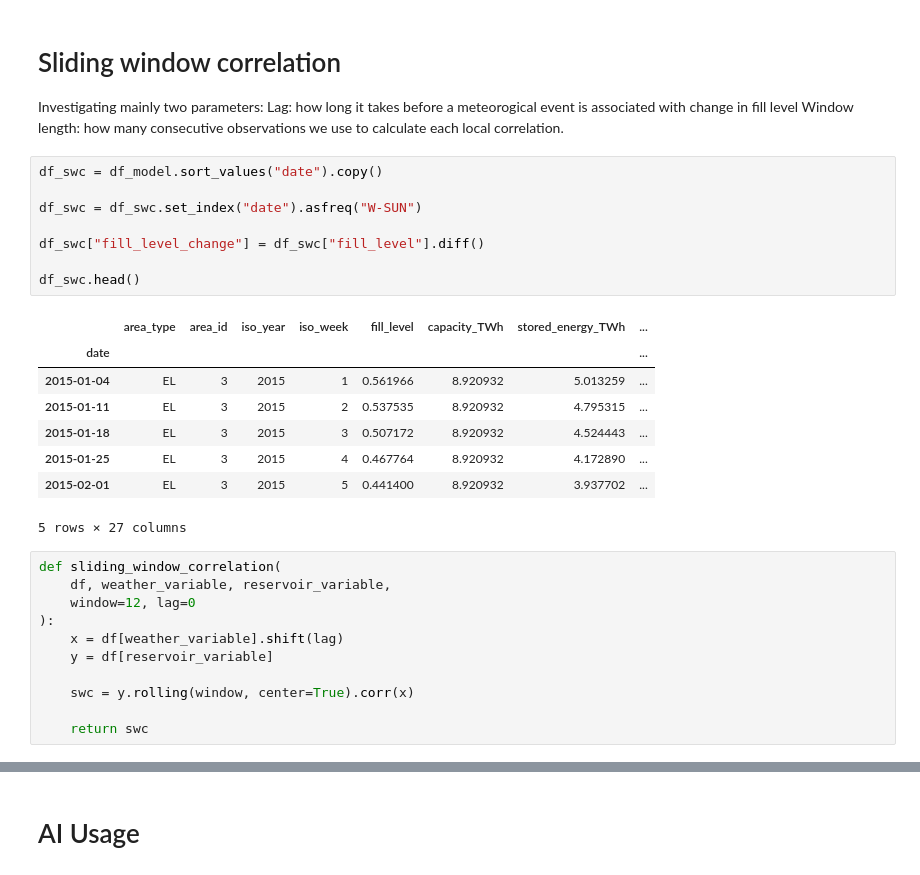
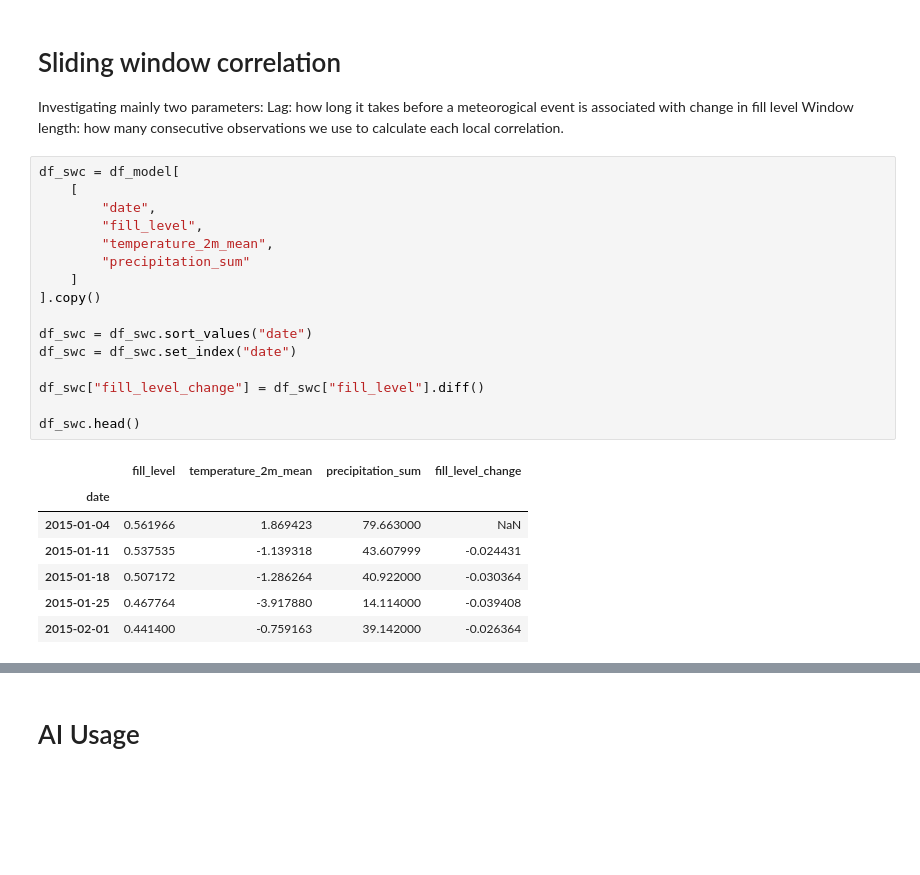
Before and after one commit to magloev/magloevIND320, a Jupyter notebook: notebooks/Task4.ipynb, the cells around one changed output, grey strips where cells are left out. Saved outputs shown, nothing was run; the diff lists cells and outputs as text; blank space fills up the shorter version.

```diff
--- a/notebooks/Task4.ipynb
+++ b/notebooks/Task4.ipynb
@@ -1741,30 +1738,26 @@ Investigating mainly two parameters:
 Lag: how long it takes before a meteorogical event is associated with change in fill level
 Window length: how many consecutive observations we use to calculate each local correlation.
 # %%
-df_swc = df_model.sort_values("date").copy()
+df_swc = df_model[
+    [
+        "date",
+        "fill_level",
+        "temperature_2m_mean",
+        "precipitation_sum"
+    ]
+].copy()
 
-df_swc = df_swc.set_index("date").asfreq("W-SUN")
+df_swc = df_swc.sort_values("date")
+df_swc = df_swc.set_index("date")
 
 df_swc["fill_level_change"] = df_swc["fill_level"].diff()
 
 df_swc.head()
 # %% [output]
-|  | area_type | area_id | iso_year | iso_week | fill_level | capacity_TWh | stored_energy_TWh | ... |
-| date |  |  |  |  |  |  |  | ... |
-| 2015-01-04 | EL | 3 | 2015 | 1 | 0.561966 | 8.920932 | 5.013259 | ... |
-| 2015-01-11 | EL | 3 | 2015 | 2 | 0.537535 | 8.920932 | 4.795315 | ... |
-| 2015-01-18 | EL | 3 | 2015 | 3 | 0.507172 | 8.920932 | 4.524443 | ... |
-| 2015-01-25 | EL | 3 | 2015 | 4 | 0.467764 | 8.920932 | 4.172890 | ... |
-| 2015-02-01 | EL | 3 | 2015 | 5 | 0.441400 | 8.920932 | 3.937702 | ... |
+|  | fill_level | temperature_2m_mean | precipitation_sum | fill_level_change |
+| date |  |  |  |  |
+| 2015-01-04 | 0.561966 | 1.869423 | 79.663000 | NaN |
+| 2015-01-11 | 0.537535 | -1.139318 | 43.607999 | -0.024431 |
+| 2015-01-18 | 0.507172 | -1.286264 | 40.922000 | -0.030364 |
+| 2015-01-25 | 0.467764 | -3.917880 | 14.114000 | -0.039408 |
+| 2015-02-01 | 0.441400 | -0.759163 | 39.142000 | -0.026364 |
-5 rows × 27 columns
-# %%
-def sliding_window_correlation(
-    df, weather_variable, reservoir_variable,
-    window=12, lag=0
-):
-    x = df[weather_variable].shift(lag)
-    y = df[reservoir_variable]
-
-    swc = y.rolling(window, center=True).corr(x)
-
-    return swc
```
Also changed, not shown: parts of 44 cells of this notebook.
